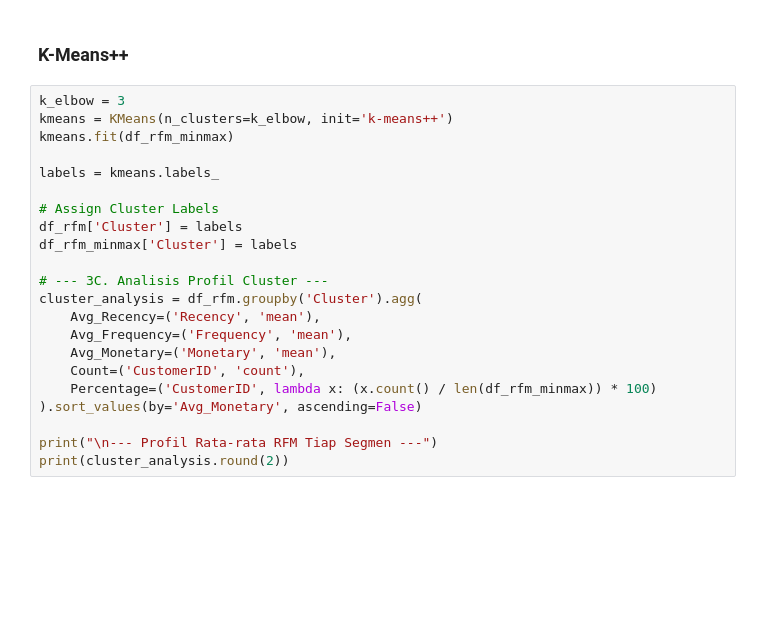
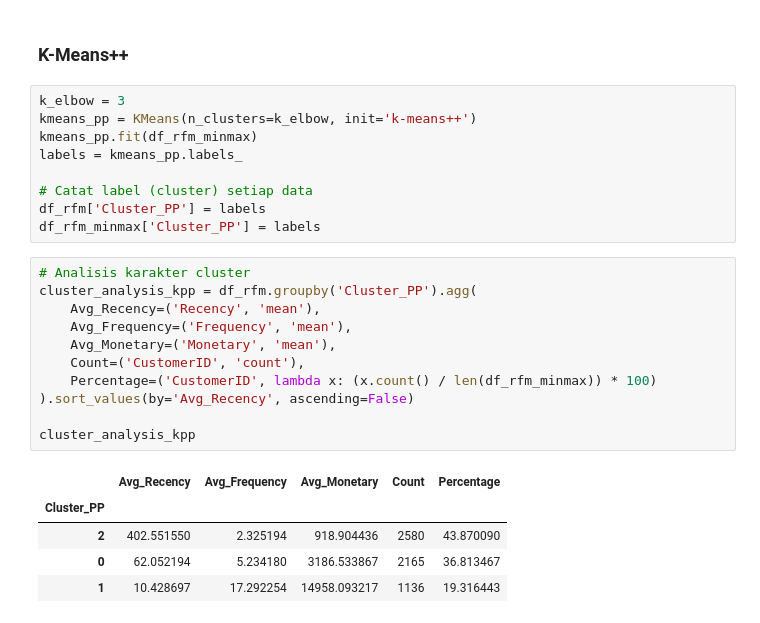
Before and after one commit to ShiftorTheOrca/asah-capstone, a Jupyter notebook: Asah_Fetch_A25_CS328.ipynb, the cells around one changed output. Cells and saved outputs as stored; diff of their text form; blank space fills up the shorter version.

```diff
--- a/Asah_Fetch_A25_CS328.ipynb
+++ b/Asah_Fetch_A25_CS328.ipynb
@@ -501,25 +498,29 @@ fig.show(renderer="colab")
 [interactive output not drawn]
 # %% [markdown]
 ### K-Means++
+# %%
+k_elbow = 3
+kmeans_pp = KMeans(n_clusters=k_elbow, init='k-means++')
+kmeans_pp.fit(df_rfm_minmax)
+labels = kmeans_pp.labels_
+
+# Catat label (cluster) setiap data
+df_rfm['Cluster_PP'] = labels
+df_rfm_minmax['Cluster_PP'] = labels
 # %%
-k_elbow = 3
-kmeans = KMeans(n_clusters=k_elbow, init='k-means++')
-kmeans.fit(df_rfm_minmax)
-
-labels = kmeans.labels_
-
-# Assign Cluster Labels
-df_rfm['Cluster'] = labels
-df_rfm_minmax['Cluster'] = labels
-
-# --- 3C. Analisis Profil Cluster ---
-cluster_analysis = df_rfm.groupby('Cluster').agg(
+# Analisis karakter cluster
+cluster_analysis_kpp = df_rfm.groupby('Cluster_PP').agg(
     Avg_Recency=('Recency', 'mean'),
     Avg_Frequency=('Frequency', 'mean'),
     Avg_Monetary=('Monetary', 'mean'),
     Count=('CustomerID', 'count'),
     Percentage=('CustomerID', lambda x: (x.count() / len(df_rfm_minmax)) * 100)
-).sort_values(by='Avg_Monetary', ascending=False)
+).sort_values(by='Avg_Recency', ascending=False)
 
-print("\n--- Profil Rata-rata RFM Tiap Segmen ---")
-print(cluster_analysis.round(2))
+cluster_analysis_kpp
+# %% [output]
+|  | Avg_Recency | Avg_Frequency | Avg_Monetary | Count | Percentage |
+| Cluster_PP |  |  |  |  |  |
+| 2 | 402.551550 | 2.325194 | 918.904436 | 2580 | 43.870090 |
+| 0 | 62.052194 | 5.234180 | 3186.533867 | 2165 | 36.813467 |
+| 1 | 10.428697 | 17.292254 | 14958.093217 | 1136 | 19.316443 |
```
Also changed, not shown: parts of 18 cells of this notebook.
